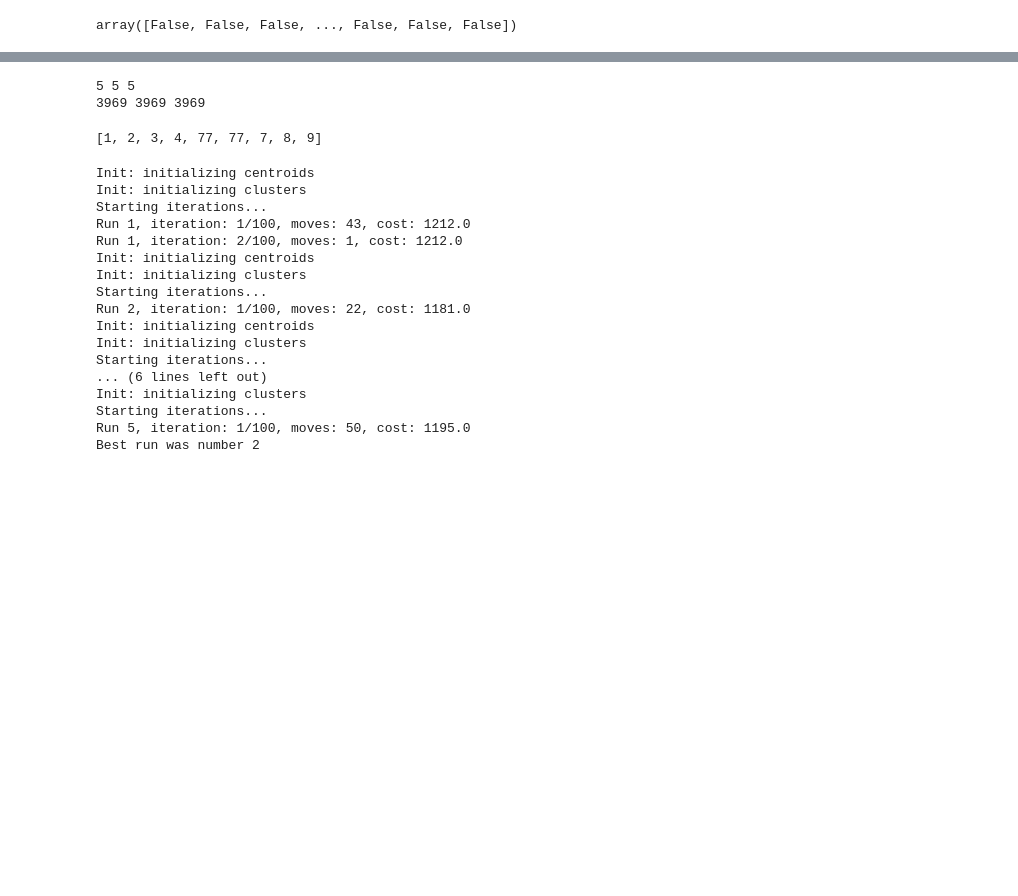
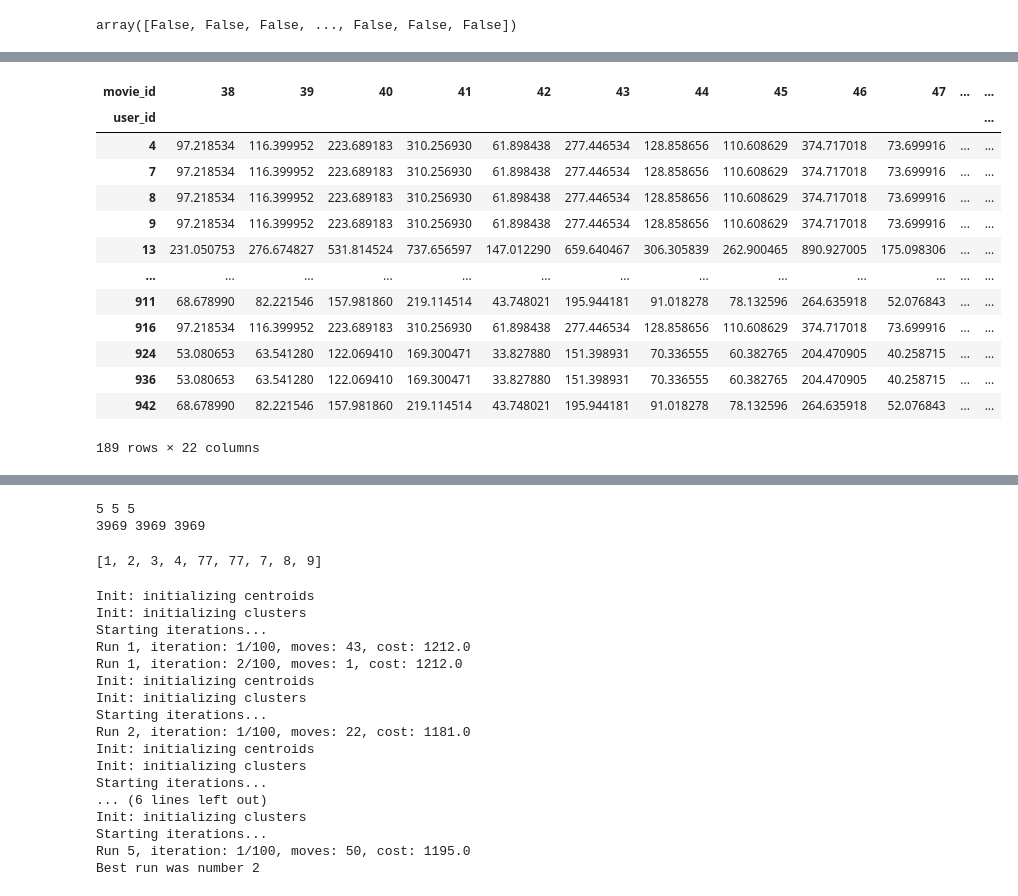
Before and after one commit to WypychKarolina/Cold-Start-Problem-in-RS, a Jupyter notebook: notebooks/popularity/popularity_functions.ipynb, the cells around one changed output, grey strips where cells are left out. Cells and saved outputs as stored; diff of their text form; code cells hidden in the pictures; blank space fills up the shorter version.

```diff
--- a/notebooks/popularity/popularity_functions.ipynb
+++ b/notebooks/popularity/popularity_functions.ipynb
@@ -308,0 +333,42 @@ my_dict
+# %%
+def find_topN_items(users_ratings,N):
+
+    original_indices = users_ratings.index #oryginalne indeksy
+    topN = users_ratings.nlargest(N) #N najlepiej ocenianych filmów (rating i indeks)
+    topN_indices = topN.index #indeksy tych najlepiej ocenianych
+    zero_mask = users_ratings == 0 #maska do tych miejsc gdzie user_rating jest zero
+    zero_indices = users_ratings[zero_mask].index #indeksy tego gdzie jest zero
+    mask = users_ratings.index.isin(topN_indices) #maska na te ratingi i indeksy które wchodza w skład topN
+    #users_ratings = pd.Series([0 for i in range(len(users_ratings))], index = original_indices)
+    #users_ratings[mask] = 1
+    #users_ratings[zero_indices] = 0
+
+    #print(users_ratings[topN_indices][users_ratings[topN_indices]<5])
+    top_nonzero_indices = users_ratings[topN_indices][users_ratings[topN_indices] > 0].index
+    users_ratings["topN_movies"] = top_nonzero_indices.values
+
+    return users_ratings
+# %%
+top_movies = test_set.apply(lambda row: find_topN_items(row, N=10), axis = 1)
+test_set_top = test_set.apply(lambda row: find_topN_items(row, N=10), axis = 1)
+test_ratings_matrix_top = test_ratings_matrix.apply(lambda row: find_topN_items(row, N=10), axis = 1)
+# %%
+test_ratings_matrix_top.sort_index()
+test_set_top.sort_index()
+test_ratings_matrix_top = test_ratings_matrix_top.rename(columns={'topN_movies':'topN_movies_generated'})
+test_ratings_matrix_top
+# %% [output]
+| movie_id | 38 | 39 | 40 | 41 | 42 | 43 | 44 | 45 | 46 | 47 | ... | ... |
+| user_id |  |  |  |  |  |  |  |  |  |  |  | ... |
+| 4 | 97.218534 | 116.399952 | 223.689183 | 310.256930 | 61.898438 | 277.446534 | 128.858656 | 110.608629 | 374.717018 | 73.699916 | ... | ... |
+| 7 | 97.218534 | 116.399952 | 223.689183 | 310.256930 | 61.898438 | 277.446534 | 128.858656 | 110.608629 | 374.717018 | 73.699916 | ... | ... |
+| 8 | 97.218534 | 116.399952 | 223.689183 | 310.256930 | 61.898438 | 277.446534 | 128.858656 | 110.608629 | 374.717018 | 73.699916 | ... | ... |
+| 9 | 97.218534 | 116.399952 | 223.689183 | 310.256930 | 61.898438 | 277.446534 | 128.858656 | 110.608629 | 374.717018 | 73.699916 | ... | ... |
+| 13 | 231.050753 | 276.674827 | 531.814524 | 737.656597 | 147.012290 | 659.640467 | 306.305839 | 262.900465 | 890.927005 | 175.098306 | ... | ... |
+| ... | ... | ... | ... | ... | ... | ... | ... | ... | ... | ... | ... | ... |
+| 911 | 68.678990 | 82.221546 | 157.981860 | 219.114514 | 43.748021 | 195.944181 | 91.018278 | 78.132596 | 264.635918 | 52.076843 | ... | ... |
+| 916 | 97.218534 | 116.399952 | 223.689183 | 310.256930 | 61.898438 | 277.446534 | 128.858656 | 110.608629 | 374.717018 | 73.699916 | ... | ... |
+| 924 | 53.080653 | 63.541280 | 122.069410 | 169.300471 | 33.827880 | 151.398931 | 70.336555 | 60.382765 | 204.470905 | 40.258715 | ... | ... |
+| 936 | 53.080653 | 63.541280 | 122.069410 | 169.300471 | 33.827880 | 151.398931 | 70.336555 | 60.382765 | 204.470905 | 40.258715 | ... | ... |
+| 942 | 68.678990 | 82.221546 | 157.981860 | 219.114514 | 43.748021 | 195.944181 | 91.018278 | 78.132596 | 264.635918 | 52.076843 | ... | ... |
+189 rows × 22 columns
```
Also changed, not shown: parts of 20 cells of this notebook, 4 other files.
